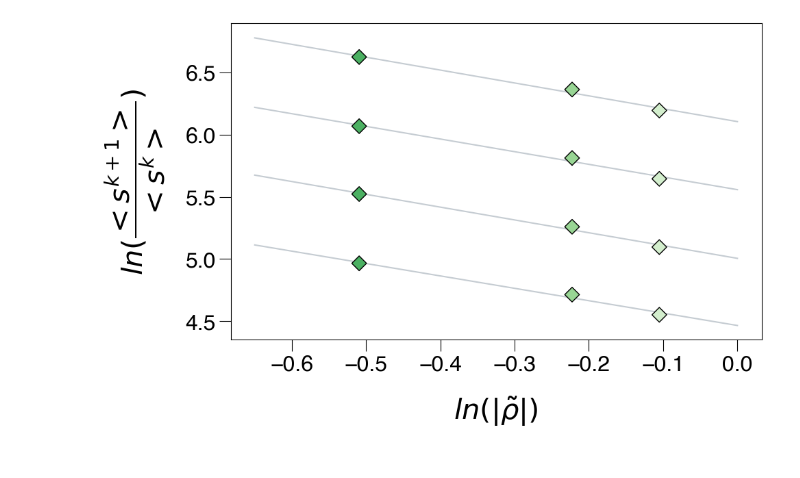
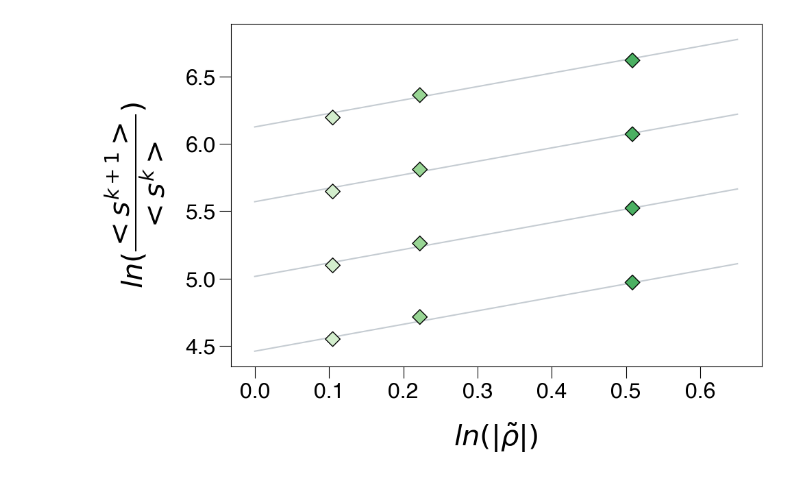
Before and after one commit to tommasoamico/dropletSizeDistributionForProteinPhaseSeparation, a Jupyter notebook: pappu_a.ipynb, the cells around one changed output. Drawn from its saved outputs; the diff is of its cells as text; code cells hidden in the pictures.

Commit message:
Finished the polishing of the Pappu A data

```diff
--- a/pappu_a.ipynb
+++ b/pappu_a.ipynb
@@ -132,4 +29,0 @@ rho_c_a_list
-# %%
-k =  np.sum(1 / np.array(var_list_a))
-y_bar = np.sum(np.array(rho_c_a_list) / np.array(var_list_a)  ) / k
-print(y_bar, 'pm', np.sqrt(1/k))
@@ -142,0 +30,6 @@ final_rho_c_a
+# %%
+k_array_lines_a, k_array_std_a = k_array_lines_pappu_a(pappu_a, pappu_a_conc, k_to_try_pappu_a)
+def keysTail(i:int) -> List[float]:
+    return (tail<<fC>>strToFloat)(k_array_lines_a[i].keys())
+def valuesTail(i:int) -> List[float]:
+    return (tail<<fC>>list)(k_array_lines_a[i].values())
@@ -164,68 +96,42 @@ for k in k_to_try:
         for i, conc in enumerate(pappu_a_conc)}
     ratio_arr_list.append(ratio_dict)
 # %%
-err_dict = {}
-for i in range(len(k_to_try)):
-    err_dict[k_to_try[i]] = {}
+err_dict:dict = {}
+for i in range(len(k_to_try_pappu_a)):
+    err_dict[k_to_try_pappu_a[i]] = {}
     for conc in pappu_a_conc:
+
 
         yerr = np.sqrt( (1 / k_mom_1_list[i][conc])**2 * k_mom_1_std[i][conc] ** 2 +\
             (1 / k_mom_list[i][conc])**2 * k_mom_std[i][conc] ** 2)
 
-        err_dict[k_to_try[i]][conc] = yerr
+        err_dict[k_to_try_pappu_a[i]][conc] = yerr
 # %%
-import matplotlib.pyplot as plt
-plt.rc('font', family='Helvetica')
 x_axis = np.linspace(-0.65, -0, 100)
-fig, ax = plt.subplots(figsize=(10, int(10 * 0.65)))
+fig, ax = createCanvas()
 n_colors = len(pappu_a_conc)
-cmap = matplotlib.cm.get_cmap('Greens')
-colors = {conc: cmap(np.linspace(0.2, 1, n_colors))[i] for i, conc in enumerate(pappu_a_conc[2:])}
-from openpyxl import load_workbook
-dataToSave = pd.DataFrame({'ln |tho_tilde|':np.log(np.array(list(ratio_arr_list[0].keys())[2:]))})
+colors:dict = {conc: cmapPappuA(np.linspace(0.2, 1, n_colors))[i] for i, conc in enumerate(tail2(pappu_a_conc))}
 for i, dict_ in enumerate(ratio_arr_list):
-    dataToSave['k = ' + str(k_to_try[i])] = np.log(np.exp(i)  * np.array(list(dict_.values())[2:]))
-    ax.scatter(np.log(np.array(list(dict_.keys())))[2:],\
-         np.log(np.exp(i/2) * np.array(list(dict_.values())))[2:], marker = 'D', zorder = 3,\
-            color = list(colors.values()), label = f'k = {k_to_try[i]}', alpha = 1,\
+    ax.scatter(-tail2(np.log(np.array(list(dict_.keys())))),\
+         np.log(np.exp(i/2) * tail2(np.array(list(dict_.values())))), marker = 'D', zorder = 3,\
+            color = list(colors.values()), label = f'k = {k_to_try_pappu_a[i]}', alpha = 1,\
                 edgecolor = 'black', s = 120)
 
 
-    slope, intercept, r, p, se = linregress(np.log(np.array(list(dict_.keys())))[2:],\
-    np.log(np.array(list(dict_.values())))[2:])
+    slope, intercept, r, p, se = linregress(tail2(np.log(np.array(list(dict_.keys())))),\
+    np.log(tail2(np.array(list(dict_.values())))))
 
 
-    #ax.errorbar(np.log(np.array(list(dict_.keys())))[2:],\
-    #        np.log(np.exp(i/2) * np.array(list(dict_.values())))[2:],\
-    #        yerr = list(err_dict[k_to_try[i]].values())[2:],\
-    #            zorder = 2, color = list(colors.values())[i], fmt = 'none', capsize =3, capthick = 1.5)
-
-    ax.plot(x_axis, slope * x_axis + intercept + i/2, color = 'slategrey', alpha = 0.4, zorder = 1)
+    ax.plot(-x_axis, -1 * x_axis + 4.46 + i/1.8, color = 'slategrey', alpha = 0.4, zorder = 1)
 
 
-book = load_workbook('../../siData.xlsx')
-writer = pd.ExcelWriter('../../siData.xlsx', engine = 'openpyxl', mode='a')
-writer.book = book
-dataToSave.to_excel(writer, sheet_name = 'FigSI1A', index = False)
-writer.close()
-
-#ax.grid(zorder = 1, which='both')
-#ax.set_xscale('log')
-#ax.set_yscale('log')
-
-#ax.set_title("$ \\varphi$ Estimation - Pappu A", fontsize=25)
 ax.set_xlabel('$ln( | \\tilde{\\rho} |)$', fontsize = 30, labelpad = 20)
 ax.set_ylabel('$ ln(\dfrac{ <s^{k+1}>}{<s^{k}>})$', fontsize=30, labelpad = 20)
-#ax.legend(facecolor = 'aliceblue', fontsize = 12, edgecolor = 'black', shadow = True)
 
-ax.get_xaxis().set_major_formatter(mpl.ticker.ScalarFormatter())
-ax.get_yaxis().set_major_formatter(mpl.ticker.ScalarFormatter())
-ax.get_xaxis().set_minor_formatter(mpl.ticker.ScalarFormatter())
-ax.get_yaxis().set_minor_formatter(mpl.ticker.ScalarFormatter())
+ax.get_xaxis().set_major_formatter(matplotlib.ticker.ScalarFormatter())
+ax.get_yaxis().set_major_formatter(matplotlib.ticker.ScalarFormatter())
 ax.tick_params(axis='both', which='major', labelsize=23, length=12)
 #fig.savefig('../../pdfPlots/FigS1a.pdf', dpi = 300, facecolor = 'white', bbox_inches = 'tight')
 #fig.savefig('../../pdfPlots/FigS1a.svg', dpi = 300, facecolor = 'white')
-#ax.tick_params(axis='both', which='minor', labelsize=10, length=8)
-#ax.minorticks_on()
 # %% [output]
-[figure, old version]
+[figure, new version]
```
Also changed, not shown: parts of 21 cells of this notebook, 3 other files.
